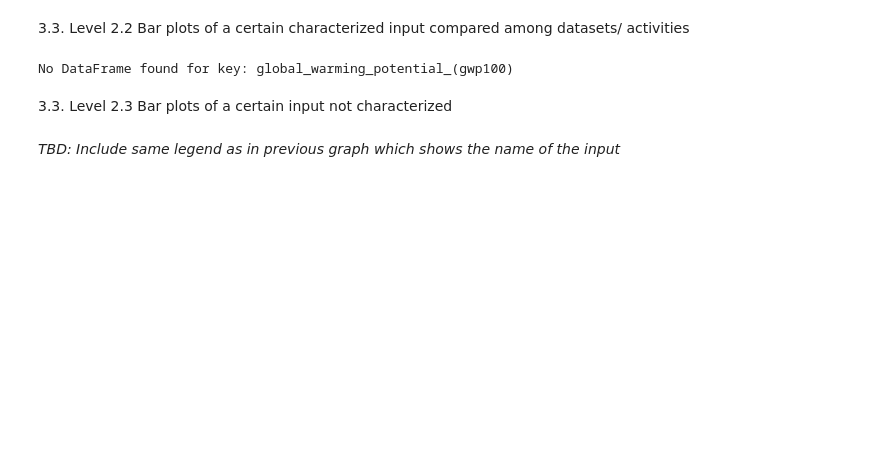
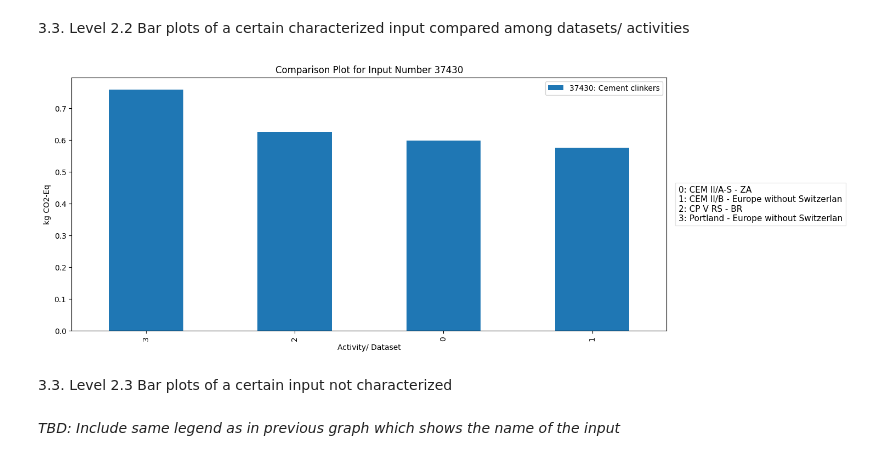
Before and after one commit to Laboratory-for-Energy-Systems-Analysis/dopo, a Jupyter notebook: dev/test_function_flow_v4.ipynb, the cells around one changed output. Saved outputs shown, nothing was run; the diff lists cells and outputs as text; code cells hidden in the pictures; blank space fills up the shorter version.

```diff
--- a/dev/test_function_flow_v4.ipynb
+++ b/dev/test_function_flow_v4.ipynb
@@ -226,9 +213,9 @@ lvl21_plot_stacked_absolute(cement_sector_compare, 'cement')
 # %% [markdown]
 3.3. Level 2.2 Bar plots of a certain characterized input compared among datasets/ activities
 # %%
-lvl22_plot_input_comparison_with_method(cement_sector_compare, 'global_warming_potential_(gwp100)', '37430')
+lvl22_plot_input_comparison_with_method(cement_sector_compare, 'cement_global_warming_potential_(gwp100)', '37430')
 # %% [output]
-No DataFrame found for key: global_warming_potential_(gwp100)
+[figure, added]
 # %% [markdown]
 3.3. Level 2.3 Bar plots of a certain input not characterized
 # %% [markdown]
```
Also changed, not shown: parts of 26 cells of this notebook, 6 other files.
